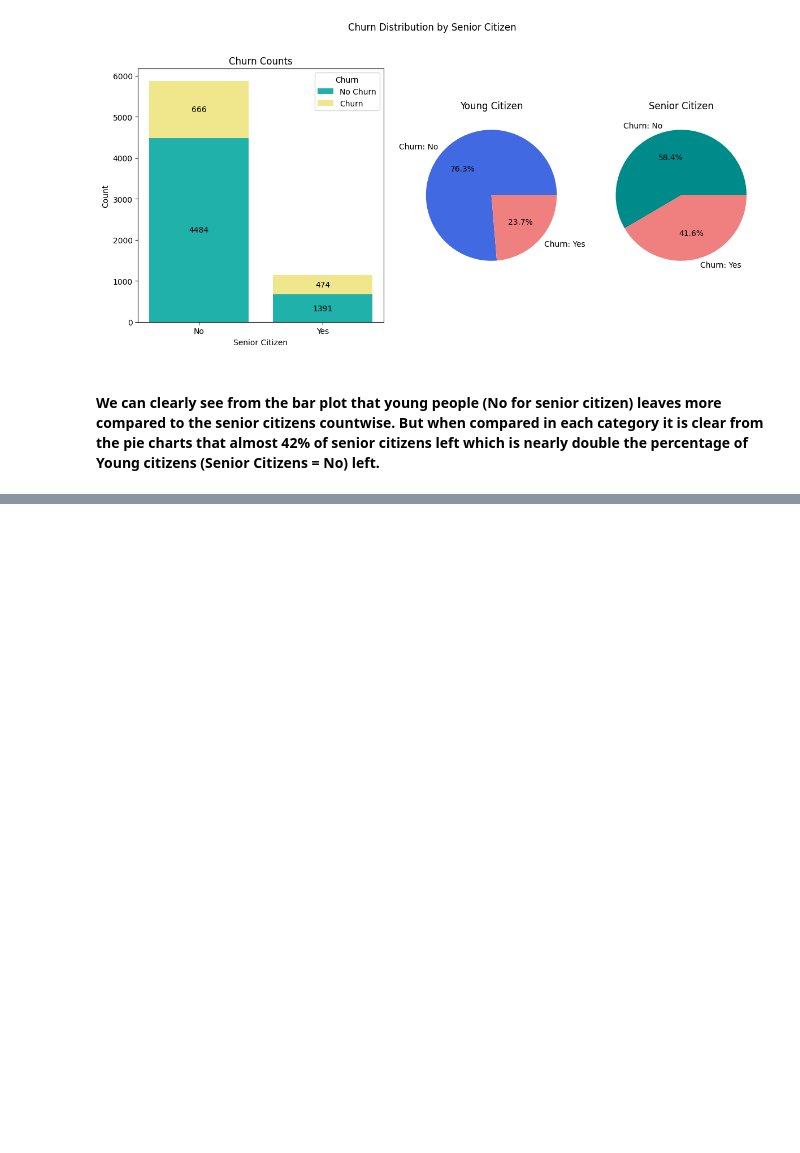
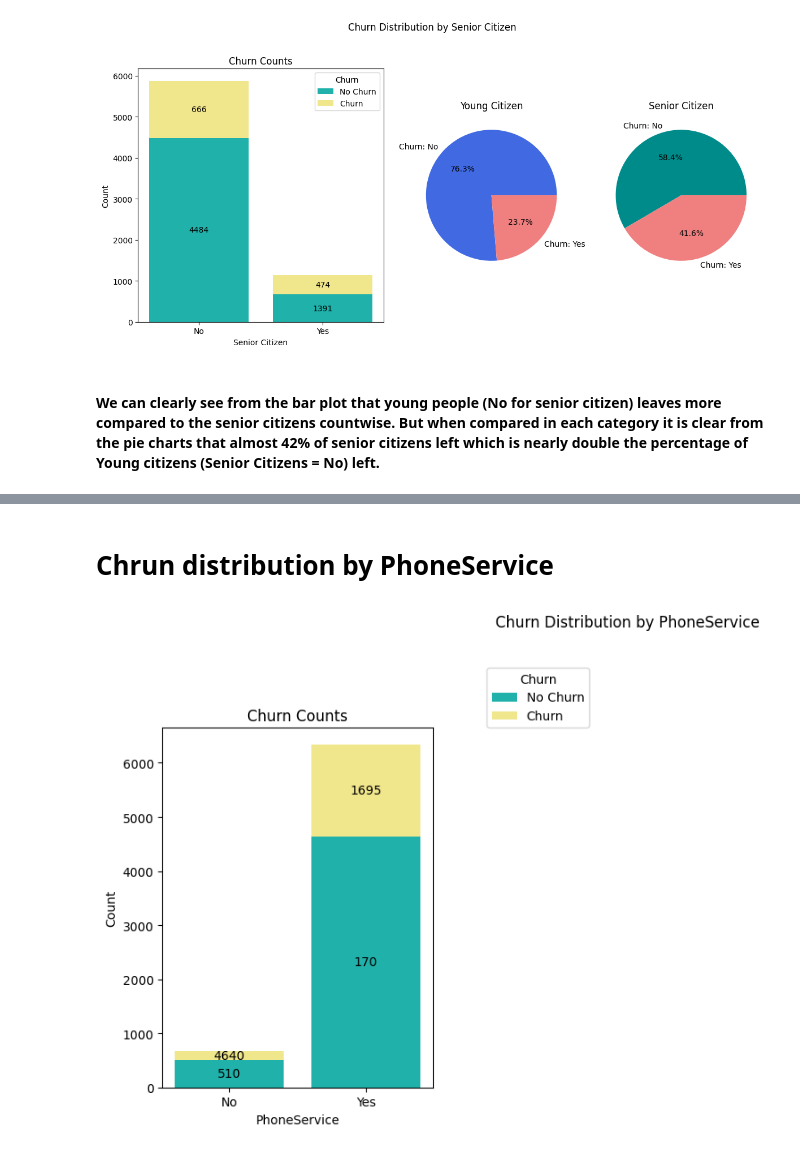
Before and after one commit to ThankiJay/Customer-Churn-Prediction, a Jupyter notebook: notebook/EDA.ipynb, the cells around one changed output, grey strips where cells are left out. Drawn from its saved outputs; the diff is of its cells as text; code cells hidden in the pictures; blank space fills up the shorter version.

```diff
--- a/notebook/EDA.ipynb
+++ b/notebook/EDA.ipynb
@@ -176,0 +183,6 @@ plt.show()
+# %% [markdown]
+# Chrun distribution by PhoneService
+# %%
+plot_dist('PhoneService',data)
+# %% [output]
+[figure, added]
```
Also changed, not shown: parts of 34 cells of this notebook, 1 other file.
